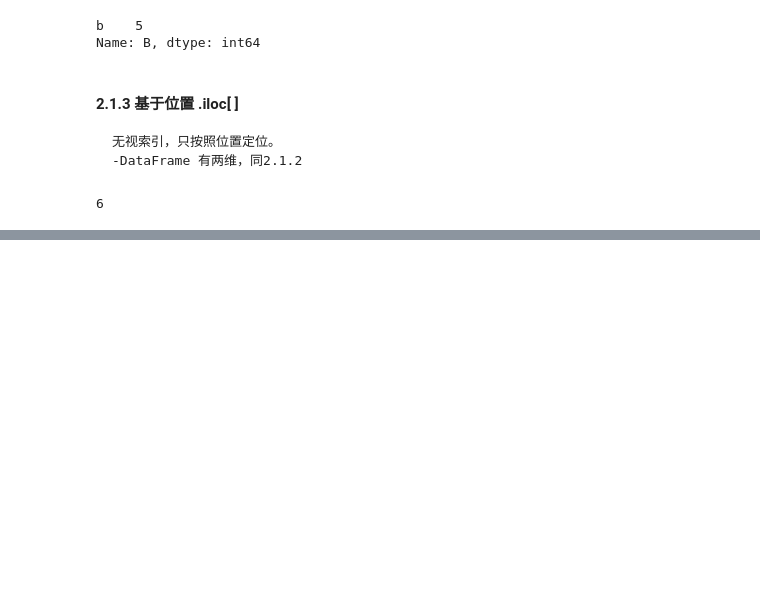
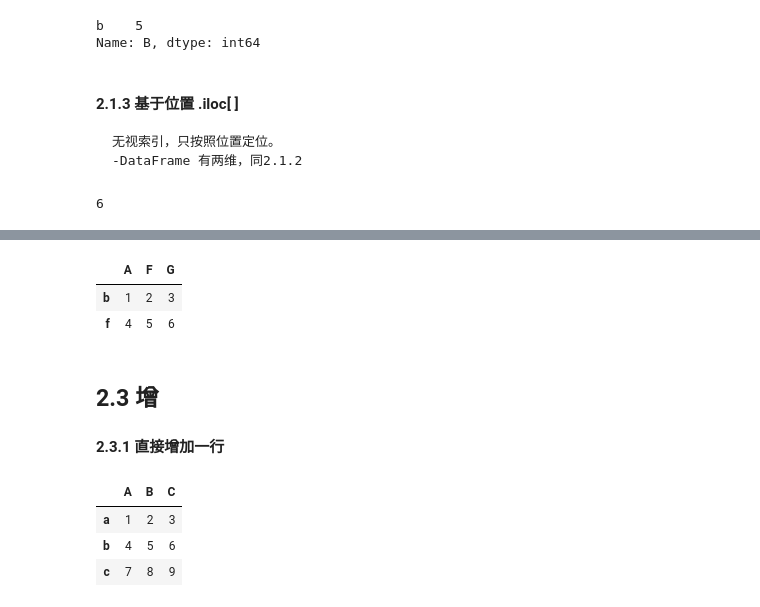
Before and after one commit to zingp/machine-learning, a Jupyter notebook: s_pandas/base2.ipynb, the cells around one changed output, grey strips where cells are left out. Drawn from its saved outputs; the diff is of its cells as text; code cells hidden in the pictures; blank space fills up the shorter version.

```diff
--- a/s_pandas/base2.ipynb
+++ b/s_pandas/base2.ipynb
@@ -288,0 +357,18 @@ df.iloc[1, 2]    # 返回单一值，因为两维都是series， 也是先列后
+# %%
+df1.rename(index={'e':'b'}, columns={'E':'A'}, inplace=False)
+# %% [output]
+|  | A | F | G |
+| b | 1 | 2 | 3 |
+| f | 4 | 5 | 6 |
+# %% [markdown]
+## 2.3 增
+#### 2.3.1 直接增加一行
+# %%
+df1 = df.copy()
+df1.loc['c'] = [7, 8, 9]
+df1
+# %% [output]
+|  | A | B | C |
+| a | 1 | 2 | 3 |
+| b | 4 | 5 | 6 |
+| c | 7 | 8 | 9 |
```
Also changed, not shown: parts of 26 cells of this notebook.
